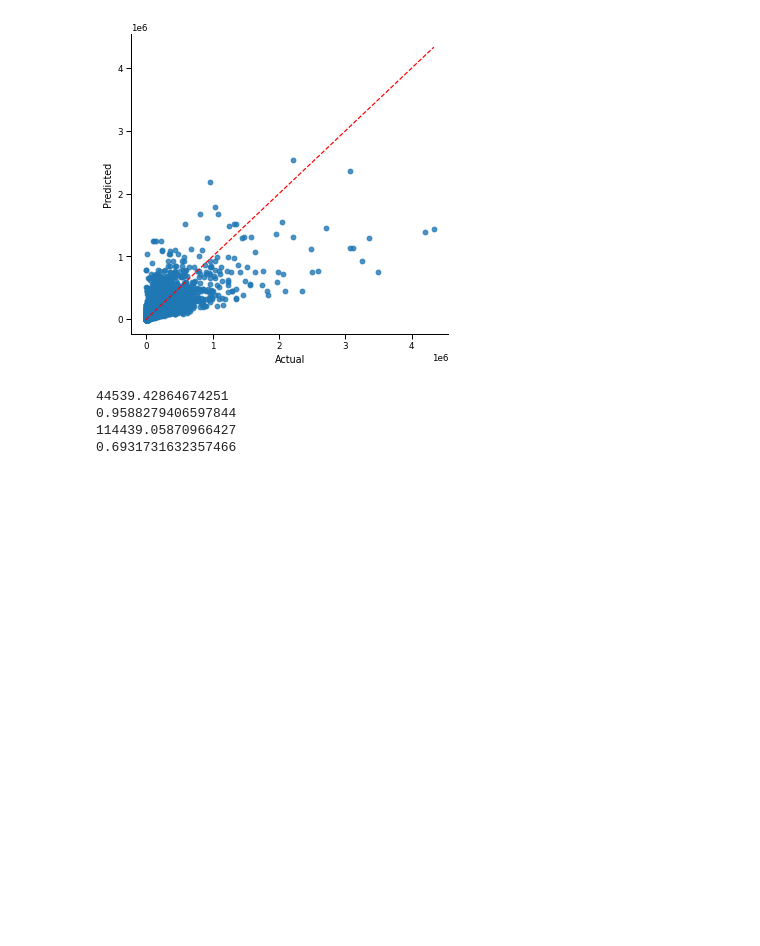
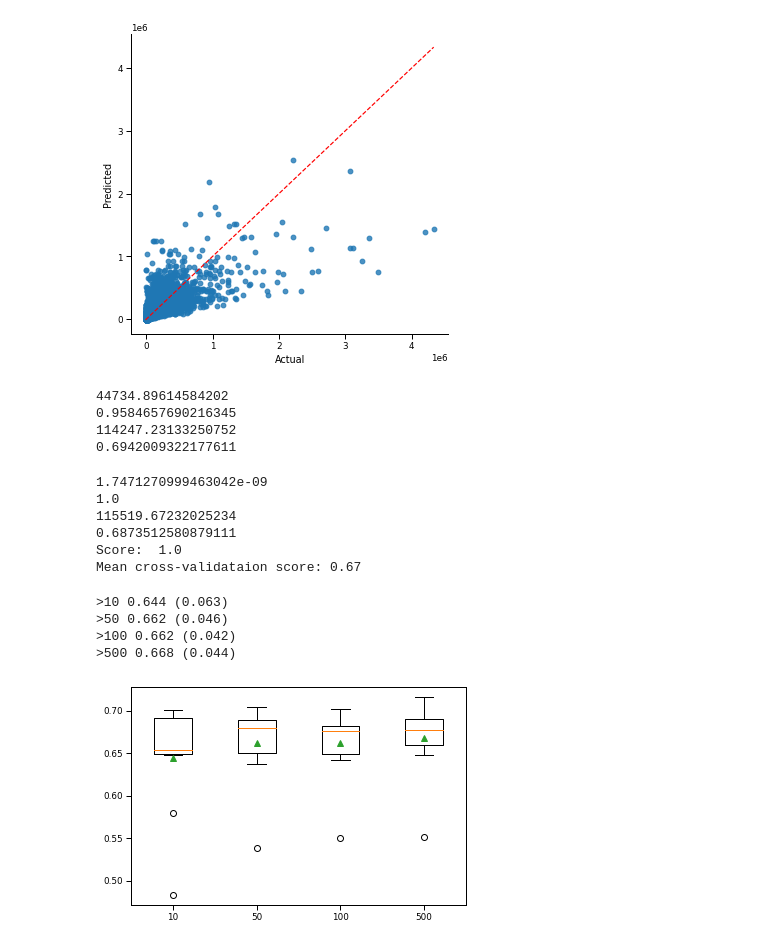
Before and after one commit to Jsakkos/nufeb-cyano-e-coli, a Jupyter notebook: notebooks/Multiple linear regression.ipynb, the cells around one changed output. Cells and saved outputs as stored; diff of their text form; code cells hidden in the pictures; blank space fills up the shorter version.

```diff
--- a/notebooks/Multiple linear regression.ipynb
+++ b/notebooks/Multiple linear regression.ipynb
@@ -315,12 +324,13 @@ from sklearn.metrics import mean_squared_error
 # %%
-model_rf = RandomForestRegressor(n_estimators=500, oob_score=True, random_state=100)
+model_rf = RandomForestRegressor(n_estimators=500, oob_score=True, random_state=100,n_jobs=-1)
 
 model_rf.fit(train_X, train_y)
 
 pred_train_rf= model_rf.predict(train_X)
+
 print(np.sqrt(mean_squared_error(train_y,pred_train_rf)))
+print(r2_score(train_y, pred_train_rf))
 
-print(r2_score(train_y, pred_train_rf))
 
 
 pred_test_rf = model_rf.predict(test_X)
@@ -329,7 +339,66 @@ print(np.sqrt(mean_squared_error(test_y,pred_test_rf)))
 
 print(r2_score(test_y, pred_test_rf))
 # %% [output]
-44539.42864674251
-0.9588279406597844
-114439.05870966427
-0.6931731632357466
+44734.89614584202
+0.9584657690216345
+114247.23133250752
+0.6942009322177611
+# %%
+model_et = ExtraTreesRegressor(n_estimators=500, random_state=100,n_jobs=-1)
+model_et.fit(train_X, train_y)
+
+pred_train_et= model_et.predict(train_X)
+pred_test_et = model_et.predict(test_X)
+print(np.sqrt(mean_squared_error(train_y,pred_train_et)))
+print(r2_score(train_y, pred_train_et))
+print(np.sqrt(mean_squared_error(test_y,pred_test_et)))
+
+print(r2_score(test_y, pred_test_et))
+score = model_et.score(train_X, train_y)
+print("Score: ", score)
+cv_scores = cross_val_score(model_et, train_X,train_y,cv=10)
+print("Mean cross-validataion score: %.2f" % cv_scores.mean())
+# %% [output]
+1.7471270999463042e-09
+1.0
+115519.67232025234
+0.6873512580879111
+Score:  1.0
+Mean cross-validataion score: 0.67
+# %%
+# get a list of models to evaluate
+def get_models():
+	models = dict()
+	# define number of trees to consider
+	n_trees = [10, 50, 100, 500]
+	for n in n_trees:
+		models[str(n)] = ExtraTreesRegressor(n_estimators=n, random_state=100,n_jobs=-1)
+	return models
+# evaluate a given model using cross-validation
+def evaluate_model(model, X, y):
+	# define the evaluation procedure
+	fit = model.fit(X, y)
+	# evaluate the model and collect the results
+	#cv = RepeatedStratifiedKFold(n_splits=10, n_repeats=3, random_state=1)
+	scores = cross_val_score(model, X, y, cv=10, n_jobs=-1)
+	return scores
+models = get_models()
+# evaluate the models and store results
+results, names = list(), list()
+for name, model in models.items():
+	# evaluate the model
+	scores = evaluate_model(model, train_X, train_y)
+	# store the results
+	results.append(scores)
+	names.append(name)
+	# summarize the performance along the way
+	print('>%s %.3f (%.3f)' % (name, np.mean(scores), np.std(scores)))
+# plot model performance for comparison
+plt.boxplot(results, labels=names, showmeans=True)
+plt.show()
+# %% [output]
+>10 0.644 (0.063)
+>50 0.662 (0.046)
+>100 0.662 (0.042)
+>500 0.668 (0.044)
+[figure, added]
```
Also changed, not shown: parts of 12 cells of this notebook.
